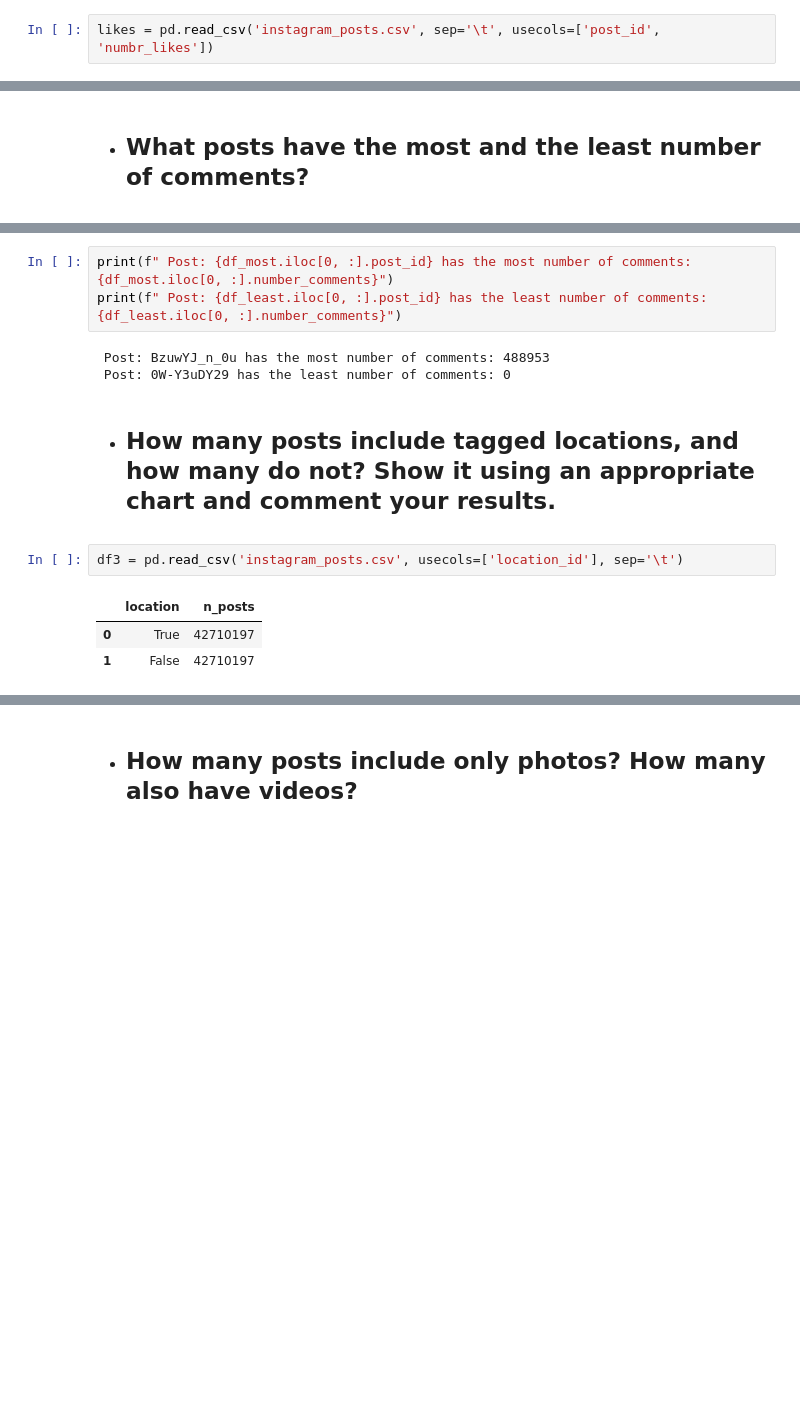
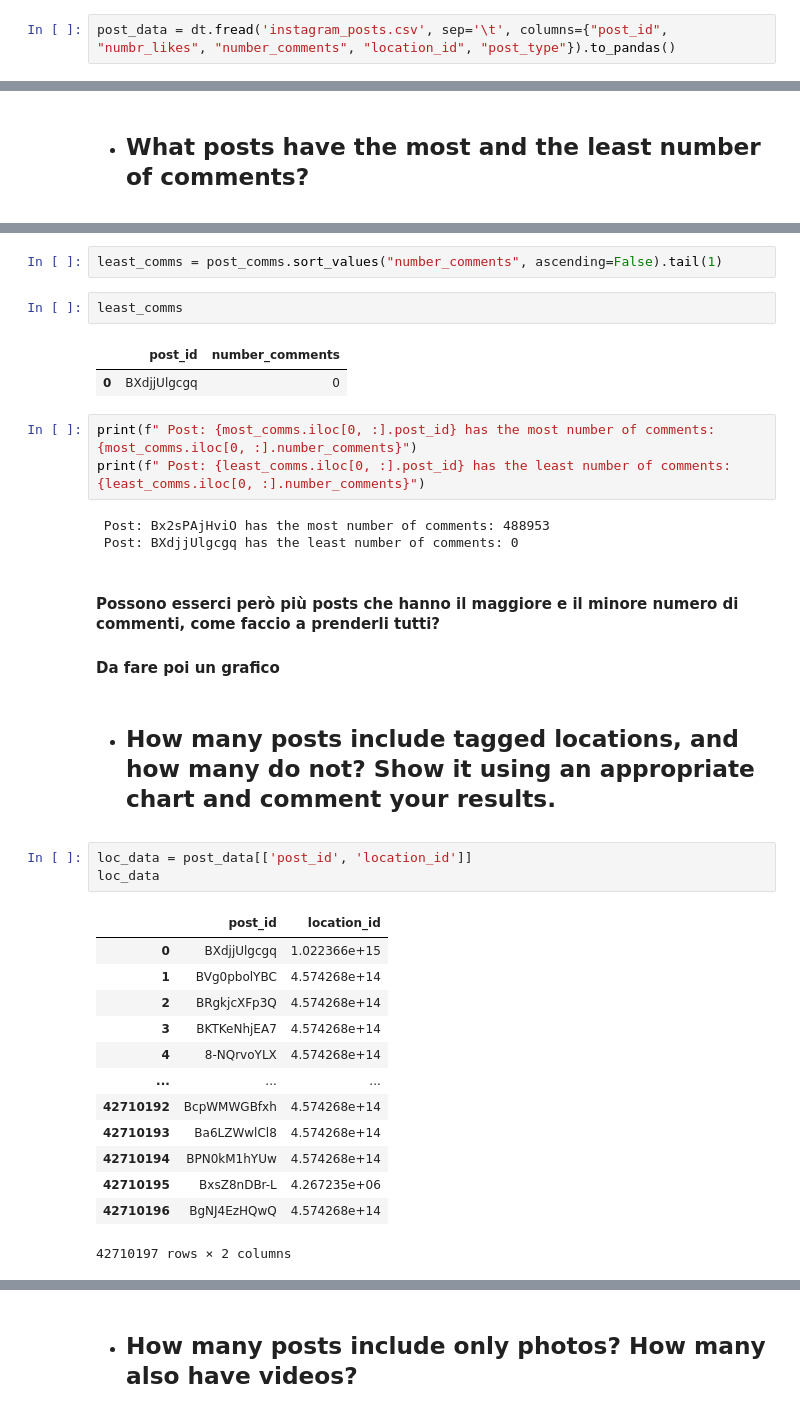
Before and after one commit to jonasbarth/adm-2022-hw-2, a Jupyter notebook: RQ2.ipynb, the cells around one changed output, grey strips where cells are left out. Drawn from its saved outputs; the diff is of its cells as text; blank space fills up the shorter version.

```diff
--- a/RQ2.ipynb
+++ b/RQ2.ipynb
@@ -66,5 +95,5 @@ plt.barh(mydata.profile_name.head(25)[::-1], mydata.n_posts.head(25)[::-1], heig
 # %% [markdown]
 \- We take only the two coloumns (post_id, numbr_likes) of interest to us from our DataFrame 'instagram_posts.csv'
 # %%
-likes = pd.read_csv('instagram_posts.csv', sep='\t', usecols=['post_id', 'numbr_likes'])
+post_data = dt.fread('instagram_posts.csv', sep='\t', columns={"post_id", "numbr_likes", "number_comments", "location_id", "post_type"}).to_pandas()
 # %%
@@ -137,15 +168,37 @@ df_least = pd.DataFrame([num_comms.min()])
+# %%
+least_comms = post_comms.sort_values("number_comments", ascending=False).tail(1)
+# %%
+least_comms
+# %% [output]
+|  | post_id | number_comments |
+| 0 | BXdjjUlgcgq | 0 |
 # %%
-print(f" Post: {df_most.iloc[0, :].post_id} has the most number of comments: {df_most.iloc[0, :].number_comments}")
-print(f" Post: {df_least.iloc[0, :].post_id} has the least number of comments: {df_least.iloc[0, :].number_comments}")
+print(f" Post: {most_comms.iloc[0, :].post_id} has the most number of comments: {most_comms.iloc[0, :].number_comments}")
+print(f" Post: {least_comms.iloc[0, :].post_id} has the least number of comments: {least_comms.iloc[0, :].number_comments}")
 # %% [output]
- Post: BzuwYJ_n_0u has the most number of comments: 488953
- Post: 0W-Y3uDY29 has the least number of comments: 0
+ Post: Bx2sPAjHviO has the most number of comments: 488953
+ Post: BXdjjUlgcgq has the least number of comments: 0
+# %% [markdown]
+#### Possono esserci però più posts che hanno il maggiore e il minore numero di commenti, come faccio a prenderli tutti?
+
+#### Da fare poi un grafico
 # %% [markdown]
 - ## How many posts include tagged locations, and how many do not? Show it using an appropriate chart and comment your results.
 # %%
-df3 = pd.read_csv('instagram_posts.csv', usecols=['location_id'], sep='\t')
+loc_data = post_data[['post_id', 'location_id']]
+loc_data
 # %% [output]
-|  | location | n_posts |
-| 0 | True | 42710197 |
-| 1 | False | 42710197 |
+|  | post_id | location_id |
+| 0 | BXdjjUlgcgq | 1.022366e+15 |
+| 1 | BVg0pbolYBC | 4.574268e+14 |
+| 2 | BRgkjcXFp3Q | 4.574268e+14 |
+| 3 | BKTKeNhjEA7 | 4.574268e+14 |
+| 4 | 8-NQrvoYLX | 4.574268e+14 |
+| ... | ... | ... |
+| 42710192 | BcpWMWGBfxh | 4.574268e+14 |
+| 42710193 | Ba6LZWwlCl8 | 4.574268e+14 |
+| 42710194 | BPN0kM1hYUw | 4.574268e+14 |
+| 42710195 | BxsZ8nDBr-L | 4.267235e+06 |
+| 42710196 | BgNJ4EzHQwQ | 4.574268e+14 |
+42710197 rows × 2 columns
 # %%
```
Also changed, not shown: parts of 31 cells of this notebook.
